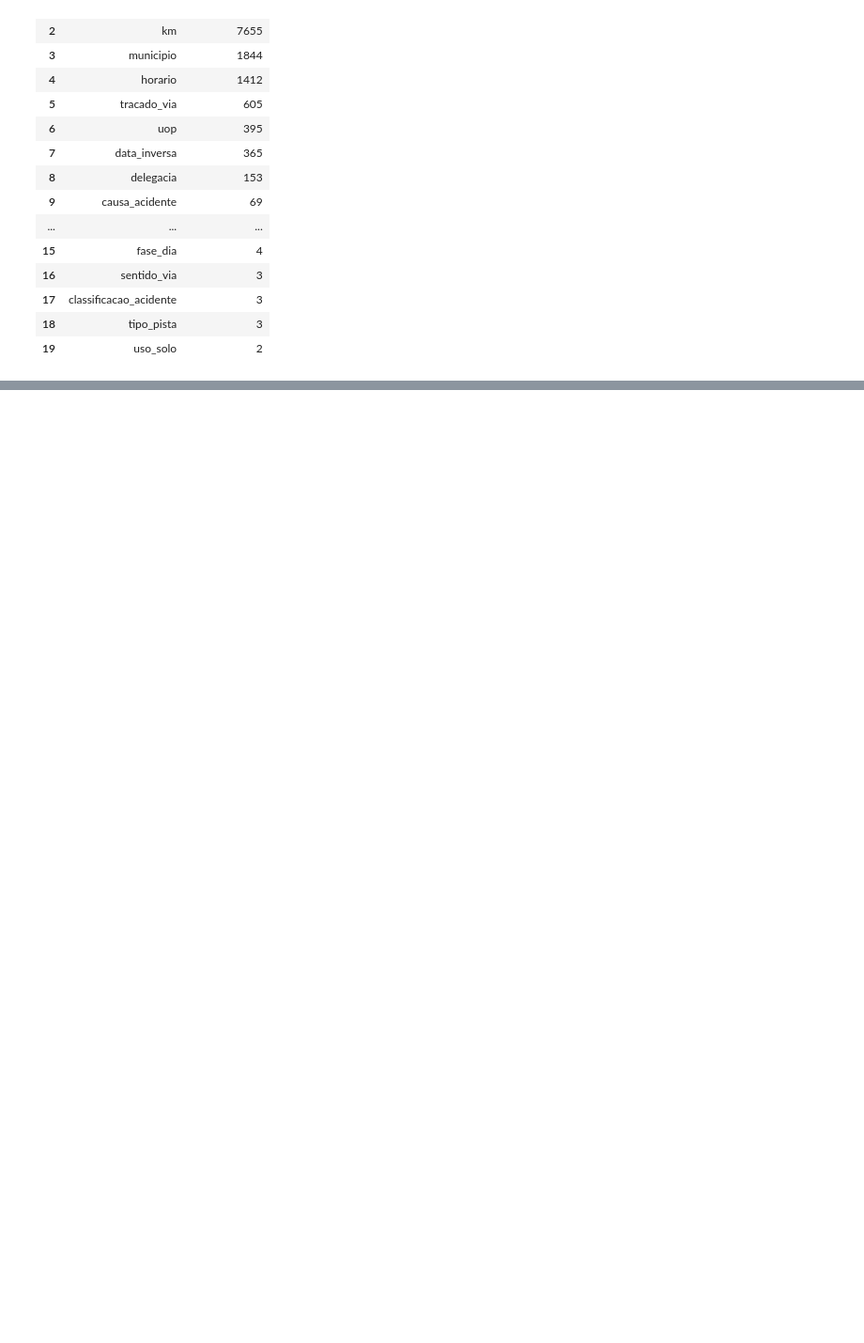
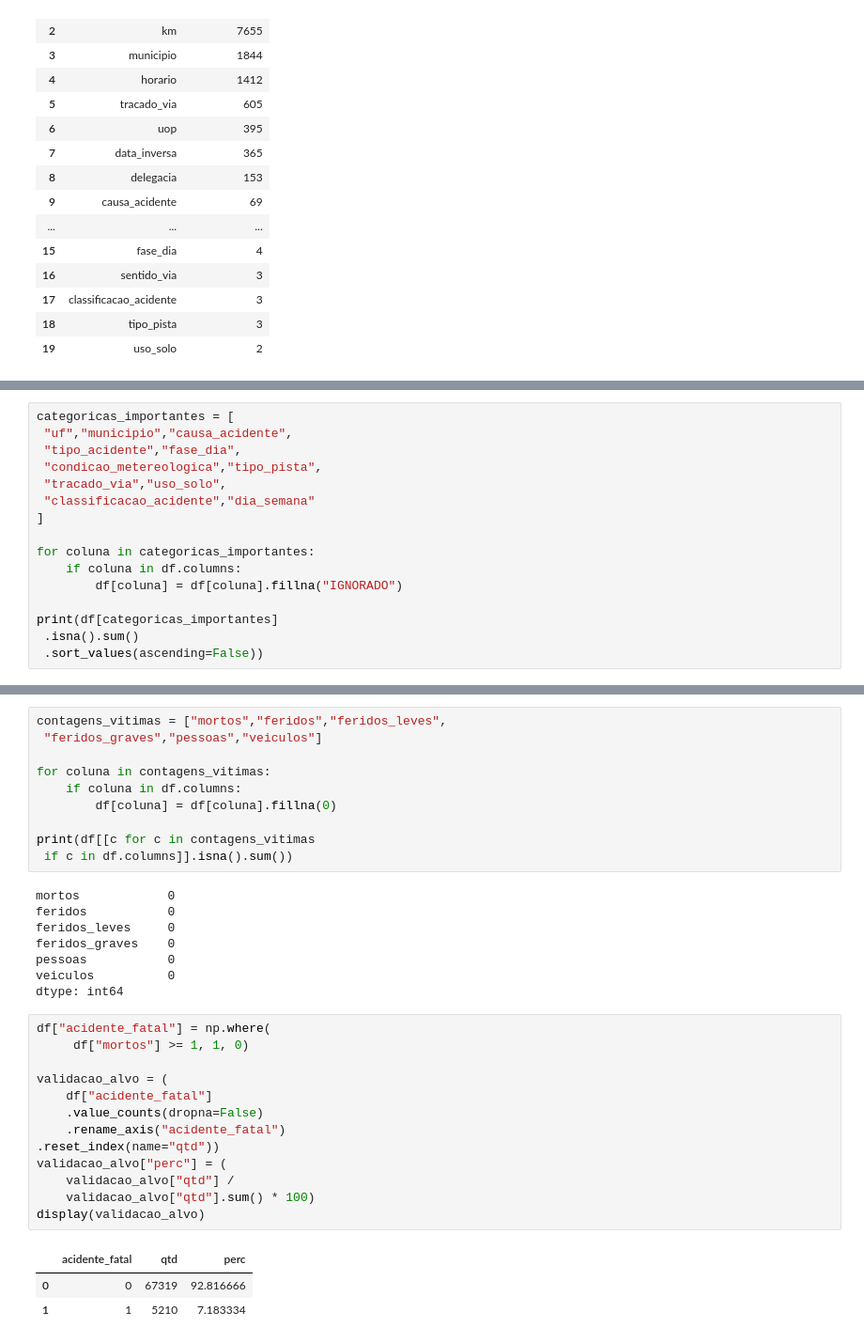
Before and after one commit to Rafah963/FAP-2026-AnaliseDados, a Jupyter notebook: notebooks/modulo04.ipynb, the cells around one changed output, grey strips where cells are left out. Shown at 94% size. Drawn from its saved outputs; the diff is of its cells as text; blank space fills up the shorter version.

```diff
--- a/notebooks/modulo04.ipynb
+++ b/notebooks/modulo04.ipynb
@@ -374,0 +377,16 @@ dtype: int64
+# %%
+categoricas_importantes = [
+ "uf","municipio","causa_acidente",
+ "tipo_acidente","fase_dia",
+ "condicao_metereologica","tipo_pista",
+ "tracado_via","uso_solo",
+ "classificacao_acidente","dia_semana"
+]
+
+for coluna in categoricas_importantes:
+    if coluna in df.columns:
+        df[coluna] = df[coluna].fillna("IGNORADO")
+
+print(df[categoricas_importantes]
+ .isna().sum()
+ .sort_values(ascending=False))
@@ -374,0 +406,35 @@ dtype: int64
+# %%
+contagens_vitimas = ["mortos","feridos","feridos_leves",
+ "feridos_graves","pessoas","veiculos"]
+
+for coluna in contagens_vitimas:
+    if coluna in df.columns:
+        df[coluna] = df[coluna].fillna(0)
+
+print(df[[c for c in contagens_vitimas
+ if c in df.columns]].isna().sum())
+# %% [output]
+mortos            0
+feridos           0
+feridos_leves     0
+feridos_graves    0
+pessoas           0
+veiculos          0
+dtype: int64
+# %%
+df["acidente_fatal"] = np.where(
+     df["mortos"] >= 1, 1, 0)
+
+validacao_alvo = (
+    df["acidente_fatal"]
+    .value_counts(dropna=False)
+    .rename_axis("acidente_fatal")
+.reset_index(name="qtd"))
+validacao_alvo["perc"] = (
+    validacao_alvo["qtd"] /
+    validacao_alvo["qtd"].sum() * 100)
+display(validacao_alvo)
+# %% [output]
+|  | acidente_fatal | qtd | perc |
+| 0 | 0 | 67319 | 92.816666 |
+| 1 | 1 | 5210 | 7.183334 |
```
Also changed, not shown: parts of 11 cells of this notebook.
